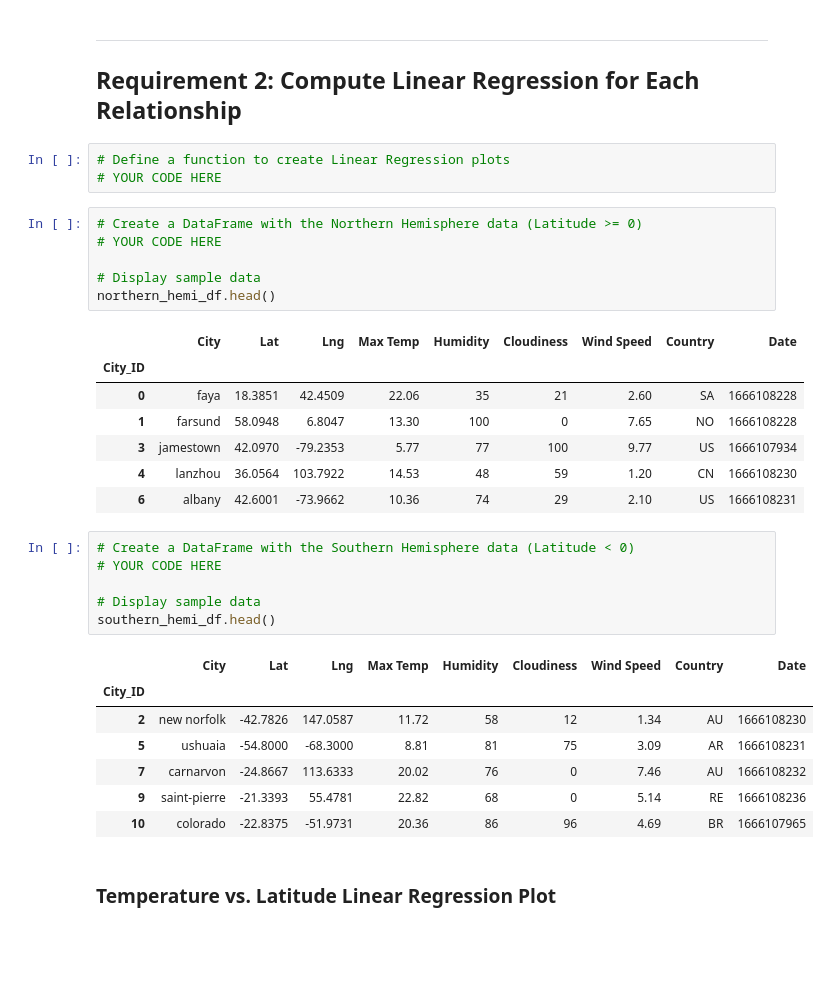
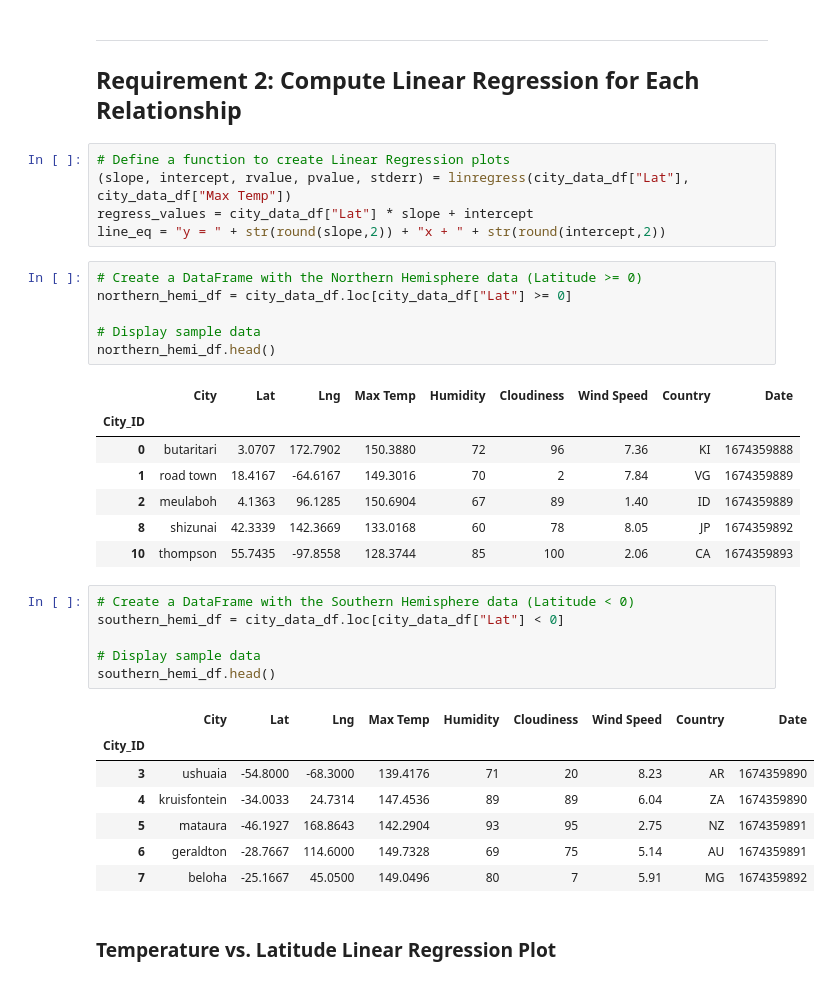
Before and after one commit to joelpangilinan/python-api-challenge, a Jupyter notebook: challenge-assignment/WeatherPy.ipynb, the cells around one changed output. Saved outputs shown, nothing was run; the diff lists cells and outputs as text; blank space fills up the shorter version.

```diff
--- a/challenge-assignment/WeatherPy.ipynb
+++ b/challenge-assignment/WeatherPy.ipynb
@@ -253,36 +293,38 @@ plt.show()
 ---
 
 ## Requirement 2: Compute Linear Regression for Each Relationship
-# %%
-# Define a function to create Linear Regression plots
-# YOUR CODE HERE
+# %%
+# Define a function to create Linear Regression plots
+(slope, intercept, rvalue, pvalue, stderr) = linregress(city_data_df["Lat"], city_data_df["Max Temp"])
+regress_values = city_data_df["Lat"] * slope + intercept
+line_eq = "y = " + str(round(slope,2)) + "x + " + str(round(intercept,2))
 # %%
 # Create a DataFrame with the Northern Hemisphere data (Latitude >= 0)
-# YOUR CODE HERE
+northern_hemi_df = city_data_df.loc[city_data_df["Lat"] >= 0]
 
 # Display sample data
 northern_hemi_df.head()
 # %% [output]
 |  | City | Lat | Lng | Max Temp | Humidity | Cloudiness | Wind Speed | Country | Date |
 | City_ID |  |  |  |  |  |  |  |  |  |
-| 0 | faya | 18.3851 | 42.4509 | 22.06 | 35 | 21 | 2.60 | SA | 1666108228 |
-| 1 | farsund | 58.0948 | 6.8047 | 13.30 | 100 | 0 | 7.65 | NO | 1666108228 |
-| 3 | jamestown | 42.0970 | -79.2353 | 5.77 | 77 | 100 | 9.77 | US | 1666107934 |
-| 4 | lanzhou | 36.0564 | 103.7922 | 14.53 | 48 | 59 | 1.20 | CN | 1666108230 |
-| 6 | albany | 42.6001 | -73.9662 | 10.36 | 74 | 29 | 2.10 | US | 1666108231 |
+| 0 | butaritari | 3.0707 | 172.7902 | 150.3880 | 72 | 96 | 7.36 | KI | 1674359888 |
+| 1 | road town | 18.4167 | -64.6167 | 149.3016 | 70 | 2 | 7.84 | VG | 1674359889 |
+| 2 | meulaboh | 4.1363 | 96.1285 | 150.6904 | 67 | 89 | 1.40 | ID | 1674359889 |
+| 8 | shizunai | 42.3339 | 142.3669 | 133.0168 | 60 | 78 | 8.05 | JP | 1674359892 |
+| 10 | thompson | 55.7435 | -97.8558 | 128.3744 | 85 | 100 | 2.06 | CA | 1674359893 |
 # %%
 # Create a DataFrame with the Southern Hemisphere data (Latitude < 0)
-# YOUR CODE HERE
+southern_hemi_df = city_data_df.loc[city_data_df["Lat"] < 0]
 
 # Display sample data
 southern_hemi_df.head()
 # %% [output]
 |  | City | Lat | Lng | Max Temp | Humidity | Cloudiness | Wind Speed | Country | Date |
 | City_ID |  |  |  |  |  |  |  |  |  |
-| 2 | new norfolk | -42.7826 | 147.0587 | 11.72 | 58 | 12 | 1.34 | AU | 1666108230 |
-| 5 | ushuaia | -54.8000 | -68.3000 | 8.81 | 81 | 75 | 3.09 | AR | 1666108231 |
-| 7 | carnarvon | -24.8667 | 113.6333 | 20.02 | 76 | 0 | 7.46 | AU | 1666108232 |
-| 9 | saint-pierre | -21.3393 | 55.4781 | 22.82 | 68 | 0 | 5.14 | RE | 1666108236 |
-| 10 | colorado | -22.8375 | -51.9731 | 20.36 | 86 | 96 | 4.69 | BR | 1666107965 |
+| 3 | ushuaia | -54.8000 | -68.3000 | 139.4176 | 71 | 20 | 8.23 | AR | 1674359890 |
+| 4 | kruisfontein | -34.0033 | 24.7314 | 147.4536 | 89 | 89 | 6.04 | ZA | 1674359890 |
+| 5 | mataura | -46.1927 | 168.8643 | 142.2904 | 93 | 95 | 2.75 | NZ | 1674359891 |
+| 6 | geraldton | -28.7667 | 114.6000 | 149.7328 | 69 | 75 | 5.14 | AU | 1674359891 |
+| 7 | beloha | -25.1667 | 45.0500 | 149.0496 | 80 | 7 | 5.91 | MG | 1674359892 |
 # %% [markdown]
 ###  Temperature vs. Latitude Linear Regression Plot
```
Also changed, not shown: parts of 37 cells of this notebook, 6 other files.
